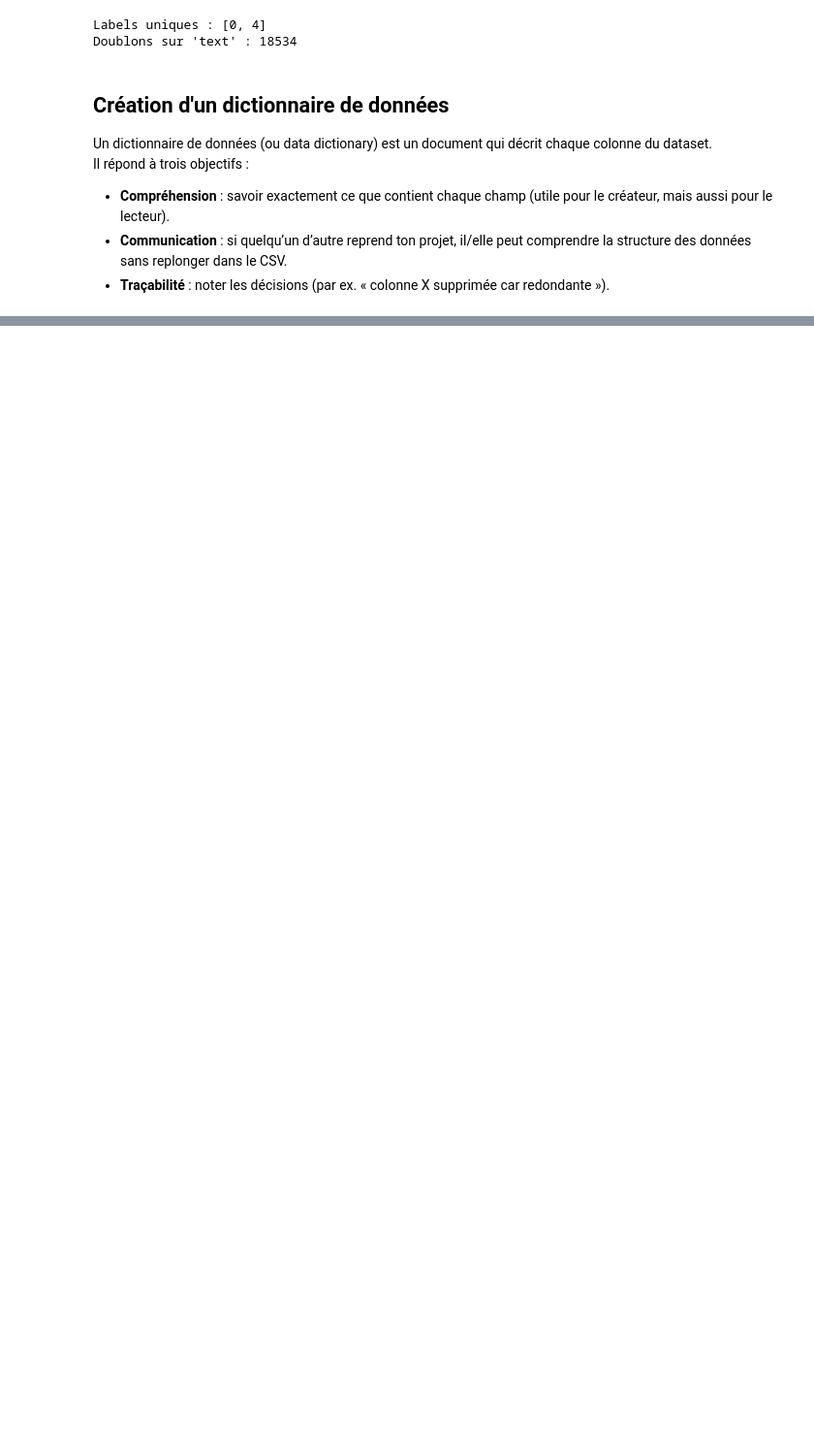
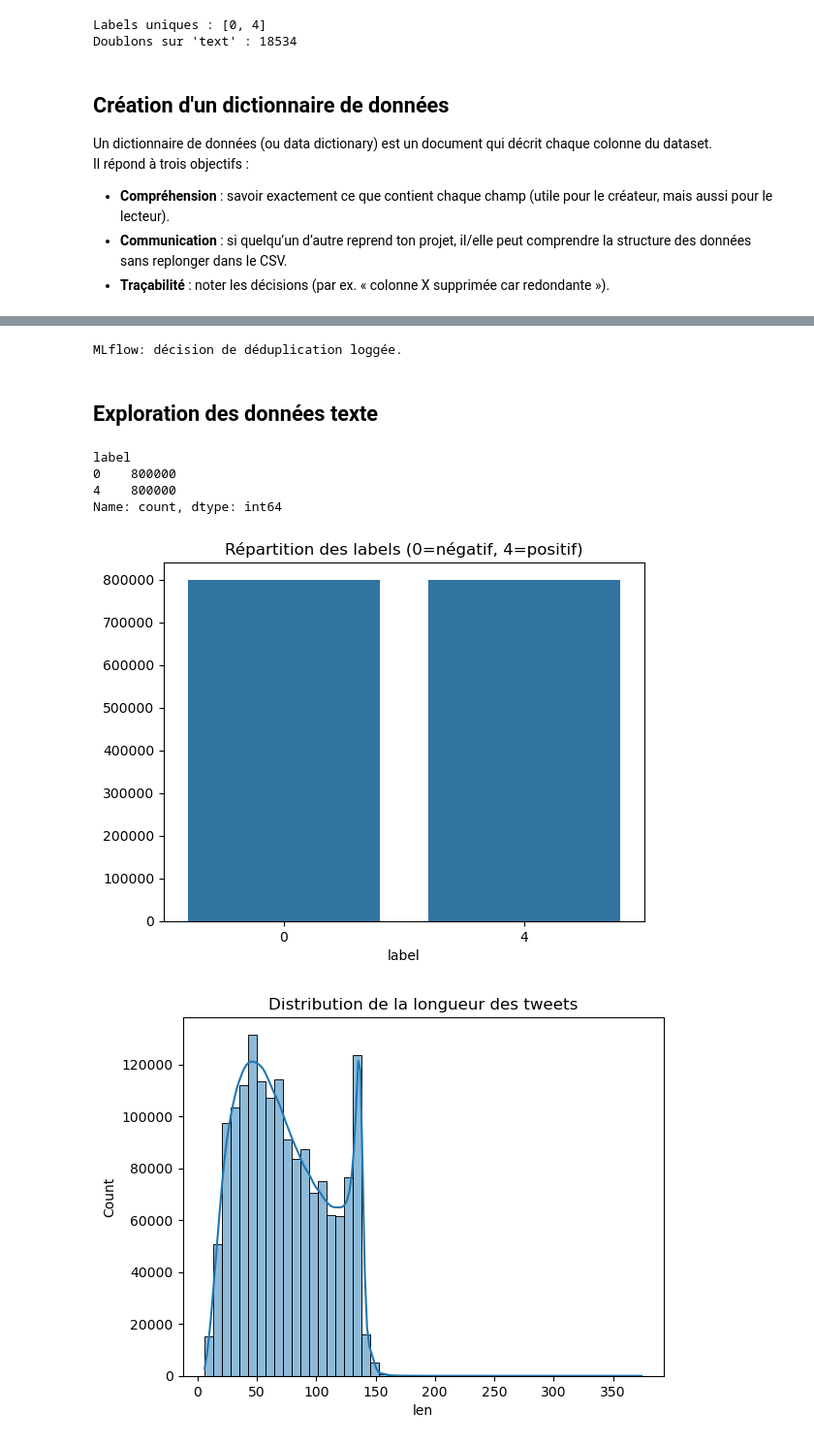
Before and after one commit to Michelita101/projet7-sentiment, a Jupyter notebook: notebooks/Dewerpe_Michèle_2_scripts_notebook_modélisation_092025.ipynb, the cells around one changed output, grey strips where cells are left out. Shown at 97% size. Drawn from its saved outputs; the diff is of its cells as text; code cells hidden in the pictures; blank space fills up the shorter version.

```diff
--- a/notebooks/Dewerpe_Michèle_2_scripts_notebook_modélisation_092025.ipynb
+++ b/notebooks/Dewerpe_Michèle_2_scripts_notebook_modélisation_092025.ipynb
@@ -164,0 +334,26 @@ Exporté : ../reports/data_dictionary.csv et ../reports/data_dictionary.md
+# %%
+# Centraliser les logs au niveau racine du projet (le notebook est dans /notebooks/)
+mlflow.set_tracking_uri("file:../mlruns")
+mlflow.set_experiment("Projet7-Sentiment")
+
+metrics = {
+    "n_rows_initial": int(n0),
+    "n_texts_contradictoires": int(n_contra_texts),
+    "n_rows_apres_contra": int(n_after_contra),
+    "n_rows_final": int(n_final),
+    "n_rows_removed_contra": int(removed_contra_rows),
+    "n_rows_removed_exact_dups": int(removed_exact_dups),
+    "pct_reduction_total": float(pct_reduc_total),
+}
+params = {
+    "rule_contradictions": "drop ALL rows for texts with multiple labels",
+    "rule_exact_duplicates": "drop_duplicates(subset=['text','label'], keep='first')",
+    "output_path": OUT_PATH,
+}
+
+log_run("CLEAN_DUPLICATES_STEP1", params=params, metrics=metrics)
+print("MLflow: décision de déduplication loggée.")
+# %% [output]
+MLflow: décision de déduplication loggée.
+# %% [markdown]
+## __Exploration des données texte__
@@ -164,0 +370,44 @@ Exporté : ../reports/data_dictionary.csv et ../reports/data_dictionary.md
+# %%
+# --- Étape 2 : Exploration des données texte ---
+
+import matplotlib.pyplot as plt
+import seaborn as sns
+
+# 1. Stats sur les labels
+label_counts = df["label"].value_counts()
+print(label_counts)
+sns.barplot(x=label_counts.index, y=label_counts.values)
+plt.title("Répartition des labels (0=négatif, 4=positif)")
+plt.show()
+
+# 2. Longueur des tweets
+sns.histplot(df["len"], bins=50, kde=True)
+plt.title("Distribution de la longueur des tweets")
+plt.show()
+
+# 3. Nb de tokens
+df["n_tokens"] = df["text"].str.split().apply(len)
+sns.histplot(df["n_tokens"], bins=50, kde=False)
+plt.title("Distribution du nombre de tokens")
+plt.show()
+
+# 4. Analyse simple sur ponctuation/URLs/mentions
+df["has_url"] = df["text"].str.contains("http")
+df["has_mention"] = df["text"].str.contains("@")
+df["has_hashtag"] = df["text"].str.contains("#")
+
+print(df[["has_url", "has_mention", "has_hashtag"]].mean())
+
+# 5. Quelques exemples de tweets
+print("\n--- Exemples négatifs ---")
+print(df[df["label"] == 0]["text"].sample(5, random_state=42).to_list())
+
+print("\n--- Exemples positifs ---")
+print(df[df["label"] == 4]["text"].sample(5, random_state=42).to_list())
+# %% [output]
+label
+0    800000
+4    800000
+Name: count, dtype: int64
+[figure, added]
+[figure, added]
```
Also changed, not shown: parts of 19 cells of this notebook.
